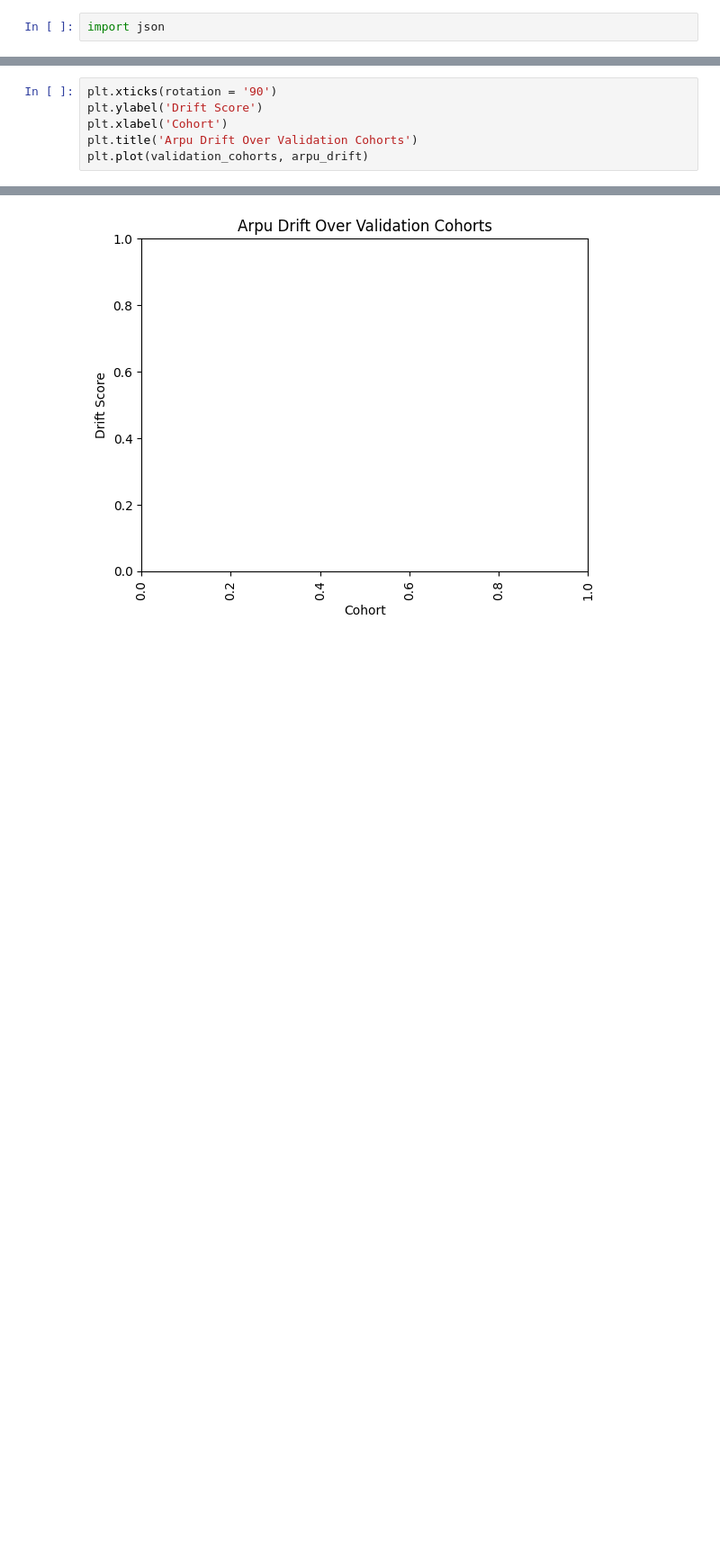
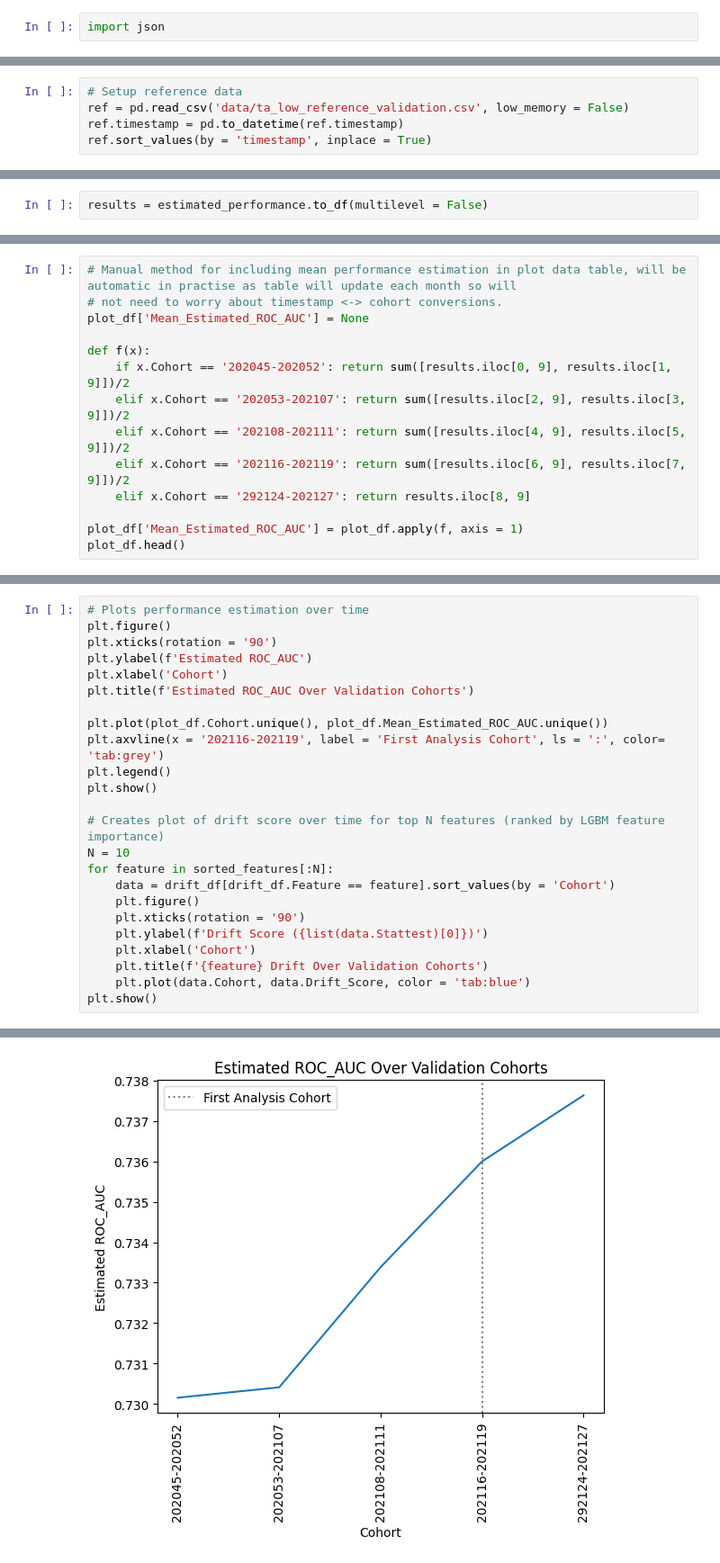
Before and after one commit to RHS23/POM-feature-drift, a Jupyter notebook: data_drift_dashboard.ipynb, the cells around one changed output, grey strips where cells are left out. Shown: that part at 90% size. Cells and saved outputs as stored; diff of their text form; blank space fills up the shorter version.

Commit message:
added performance estimation to drift dashboard POC

```diff
--- a/data_drift_dashboard.ipynb
+++ b/data_drift_dashboard.ipynb
@@ -126,0 +154,5 @@ drift_df.reset_index(inplace = True, drop = True)
+# %%
+# Setup reference data
+ref = pd.read_csv('data/ta_low_reference_validation.csv', low_memory = False)
+ref.timestamp = pd.to_datetime(ref.timestamp)
+ref.sort_values(by = 'timestamp', inplace = True)
@@ -126,0 +172,2 @@ drift_df.reset_index(inplace = True, drop = True)
+# %%
+results = estimated_performance.to_df(multilevel = False)
@@ -126,0 +187,14 @@ drift_df.reset_index(inplace = True, drop = True)
+# %%
+# Manual method for including mean performance estimation in plot data table, will be automatic in practise as table will update each month so will
+# not need to worry about timestamp <-> cohort conversions.
+plot_df['Mean_Estimated_ROC_AUC'] = None
+
+def f(x):
+    if x.Cohort == '202045-202052': return sum([results.iloc[0, 9], results.iloc[1, 9]])/2
+    elif x.Cohort == '202053-202107': return sum([results.iloc[2, 9], results.iloc[3, 9]])/2
+    elif x.Cohort == '202108-202111': return sum([results.iloc[4, 9], results.iloc[5, 9]])/2
+    elif x.Cohort == '202116-202119': return sum([results.iloc[6, 9], results.iloc[7, 9]])/2
+    elif x.Cohort == '292124-202127': return results.iloc[8, 9]
+
+plot_df['Mean_Estimated_ROC_AUC'] = plot_df.apply(f, axis = 1)
+plot_df.head()
@@ -127,7 +208,25 @@ drift_df.reset_index(inplace = True, drop = True)
 # %%
+# Plots performance estimation over time
+plt.figure()
 plt.xticks(rotation = '90')
-plt.ylabel('Drift Score')
+plt.ylabel(f'Estimated ROC_AUC')
 plt.xlabel('Cohort')
-plt.title('Arpu Drift Over Validation Cohorts')
-plt.plot(validation_cohorts, arpu_drift)
+plt.title(f'Estimated ROC_AUC Over Validation Cohorts')
+
+plt.plot(plot_df.Cohort.unique(), plot_df.Mean_Estimated_ROC_AUC.unique())
+plt.axvline(x = '202116-202119', label = 'First Analysis Cohort', ls = ':', color= 'tab:grey')
+plt.legend()
+plt.show()
+
+# Creates plot of drift score over time for top N features (ranked by LGBM feature importance)
+N = 10
+for feature in sorted_features[:N]:
+    data = drift_df[drift_df.Feature == feature].sort_values(by = 'Cohort')
+    plt.figure()
+    plt.xticks(rotation = '90')
+    plt.ylabel(f'Drift Score ({list(data.Stattest)[0]})')
+    plt.xlabel('Cohort')
+    plt.title(f'{feature} Drift Over Validation Cohorts')
+    plt.plot(data.Cohort, data.Drift_Score, color = 'tab:blue')
+plt.show()
 # %% [output]
@@ -135 +233 @@ NameError: name 'arpu_drift' is not defined
-[figure, old version]
+[figure, new version]
```
Also changed, not shown: parts of 12 cells of this notebook, 5 other files.
